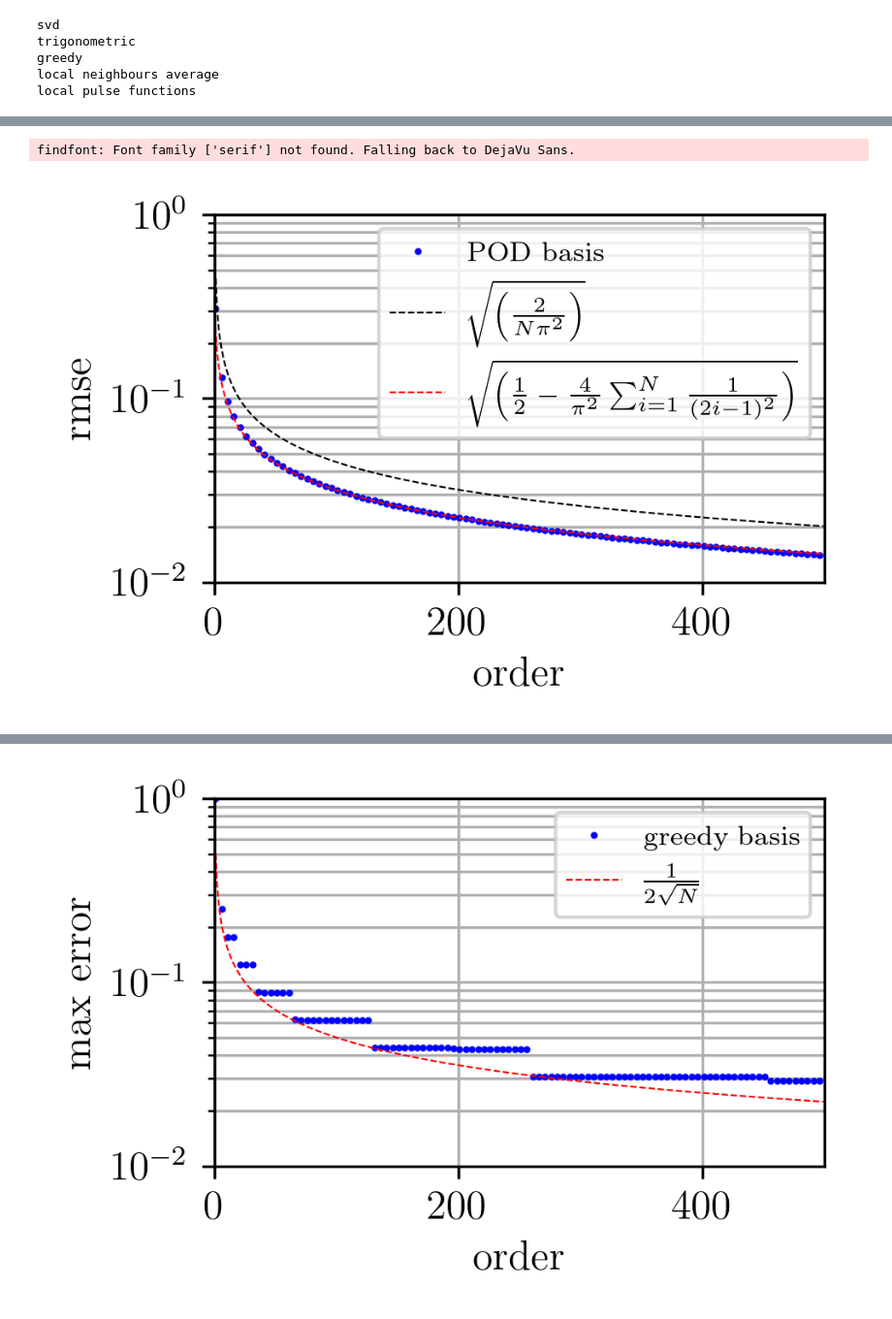
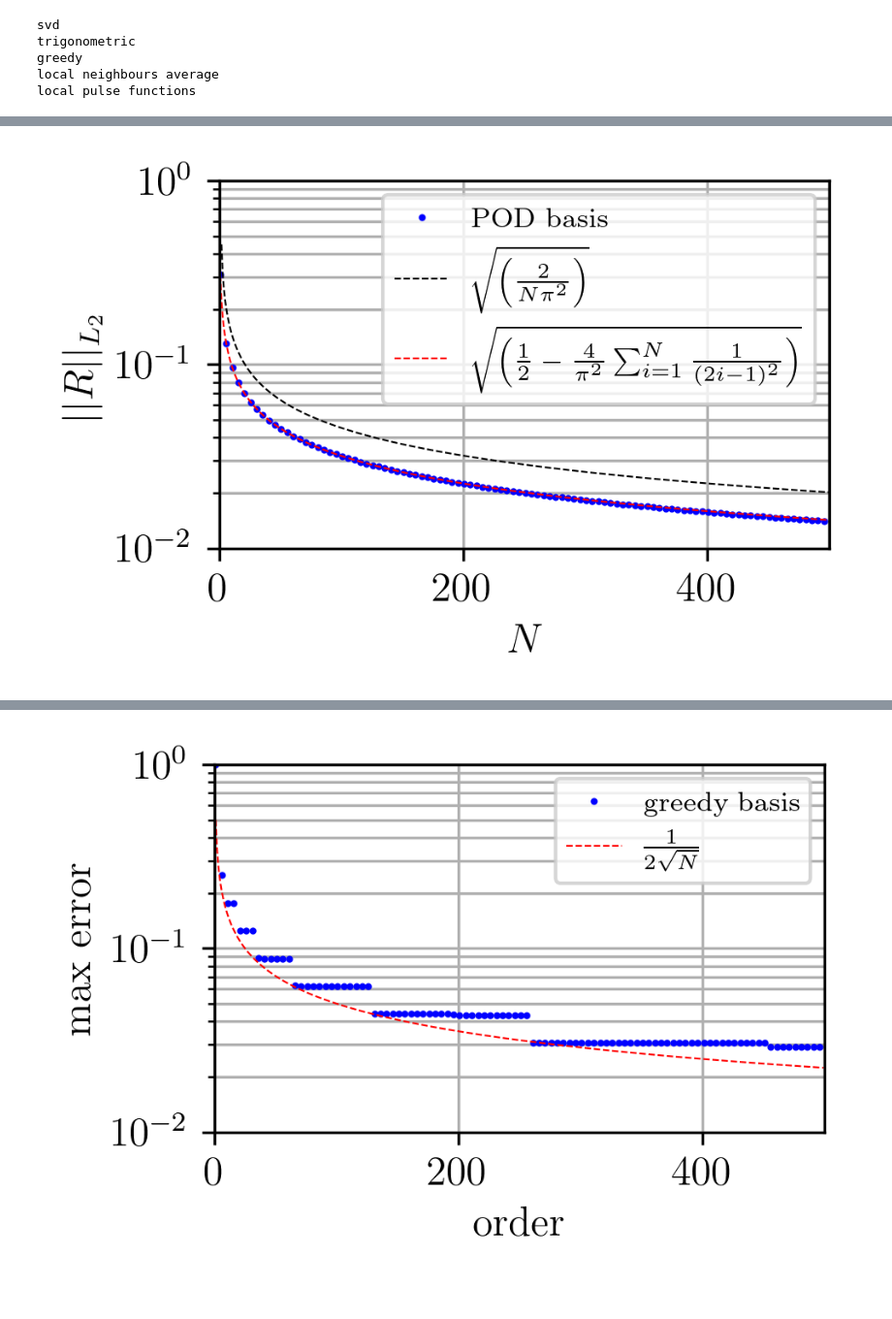
Before and after one commit to flabowski/n_widths_for_transport, a Jupyter notebook: plots for n-widths for transport problems .ipynb, the cells around one changed output, grey strips where cells are left out. Shown at 97% size. Cells and saved outputs as stored; diff of their text form; code cells hidden in the pictures.

```diff
--- a/plots for n-widths for transport problems .ipynb
+++ b/plots for n-widths for transport problems .ipynb
@@ -51,0 +54,23 @@ mpl.rc('font', family='serif', size=12, serif='Computer Modern Roman')
+# %%
+fig, ax = plt.subplots()
+i = np.arange(1, 501)
+for a in (500, 1000, 20000):
+    delta_n = np.load(results_path+"_delta_n_trigonometric_heaviside"+str(a)+".npy")
+    ax.plot(i-1, delta_n, marker=".", ls="None", label="POD, a={:.0f}".format(a), ms=2)
+estimate1 = (2 / (i * np.pi**2))**.5
+estimate2 = (1/2 - 4/np.pi**2 * np.cumsum(1/(2*i - 1)**2)) **.5
+
+lbl1 = r'$\sqrt {\left( \frac{2}{N \pi^2} \right)}$'
+lbl2 =  r'$\sqrt {\left( \frac{1}{2} - \frac{4}{\pi^2} \sum_{i=1}^N  \frac{1}{(2i-1)^2 } \right)}$'
+
+
+#ax.plot(i, estimate1, "k--", label=lbl1, lw=.5)
+ax.plot(i, estimate2, "r--", label=lbl2, lw=.5)
+ax.set_yscale('log')
+plt.legend(prop={'size': 6})
+plt.ylim([1e-2, 1])
+plt.xlim([0, 500])
+plt.xlabel(r'$N$')
+plt.ylabel(r'$|| R ||_{L_2}$')
+plt.grid(which="both")
+plt.show()
@@ -52,13 +80,18 @@ mpl.rc('font', family='serif', size=12, serif='Computer Modern Roman')
 # %%
-results_path = "C:/Users/florianma/Dropbox/Kol-N-width-Oslo-Ulm/n_widths_for_transport/results/"
+delta_n = {}
+d_n = {}
 rmse = {}
 maxe = {}
 SVs = {}
 for j, bv_name in enumerate(["svd", "trigonometric", "greedy", "local neighbours average", "local pulse functions"]):
     print(bv_name)
+    delta_n[bv_name] = {}
+    d_n[bv_name] = {}
     rmse[bv_name] = {}
     maxe[bv_name] = {}
     for i, ic_name in enumerate(["heaviside", "linear ramp", "smooth ramp", "smooth ramp, C^1", "smooth ramp, C^2", "smooth ramp, C^3", "smooth ramp, C^4", "smooth ramp, C^5", "sigmoid"]):
+        delta_n[bv_name][ic_name] = np.load(results_path+"_delta_n_"+bv_name+"_"+ic_name+".npy")
+        d_n[bv_name][ic_name] = np.load(results_path+"_d_n_"+bv_name+"_"+ic_name+".npy")
         rmse[bv_name][ic_name] = np.load(results_path+"rmse_"+bv_name+"_"+ic_name+".npy")
         maxe[bv_name][ic_name] = np.load(results_path+"maxe_"+bv_name+"_"+ic_name+".npy")
 #for ic_name in ["smooth ramp, C^0", "smooth ramp, C^1", "smooth ramp, C^2", "smooth ramp, C^3", "sigmoid", "heaviside"]:
@@ -118,26 +241,24 @@ ax.set_ylim([0, 1e3])
 # %%
 bv_name = "svd"
 ic_name = "heaviside"
 err = rmse[bv_name][ic_name]
 
+i = np.arange(1, 501)
 estimate1 = (2 / (n * np.pi**2))**.5
-i = n[1:]
-the_sum = np.cumsum(1/(2*i - 1)**2)
-estimate2 = (1/2 - 4/np.pi**2 * the_sum) **.5
+estimate2 = (1/2 - 4/np.pi**2 * np.cumsum(1/(2*i - 1)**2)) **.5
 lbl1 = r'$\sqrt {\left( \frac{2}{N \pi^2} \right)}$'
 lbl2 =  r'$\sqrt {\left( \frac{1}{2} - \frac{4}{\pi^2} \sum_{i=1}^N  \frac{1}{(2i-1)^2 } \right)}$'
 #lbl2 = r'\TeX\ is Number $\displaystyle\sum_{n=1}^\infty \frac{-e^{i\pi}}{2^n}$!'
 fig, ax = plt.subplots()
-ax.plot(err, "b.", ms=2, label="POD basis")
-ax.plot(estimate1, "k--", label=lbl1, lw=.5)
-ax.plot(estimate2, "r--", label=lbl2, lw=.5)
+ax.plot(i-1, err, "b.", ms=2, label="POD basis")
+ax.plot(i, estimate1, "k--", label=lbl1, lw=.5)
+ax.plot(i, estimate2, "r--", label=lbl2, lw=.5)
 plt.legend(prop={'size': 8})
 ax.set_yscale('log')
 plt.ylim([1e-2, 1])
 plt.xlim([0, 500])
-plt.xlabel("order")
-plt.ylabel("rmse")
+plt.xlabel(r'$N$')
+plt.ylabel(r'$|| R ||_{L_2}$')
 plt.grid(which="both")
 # %% [output]
-findfont: Font family ['serif'] not found. Falling back to DejaVu Sans.
-[figure, old version]
+[figure, new version]
```
Also changed, not shown: parts of 14 cells of this notebook.
